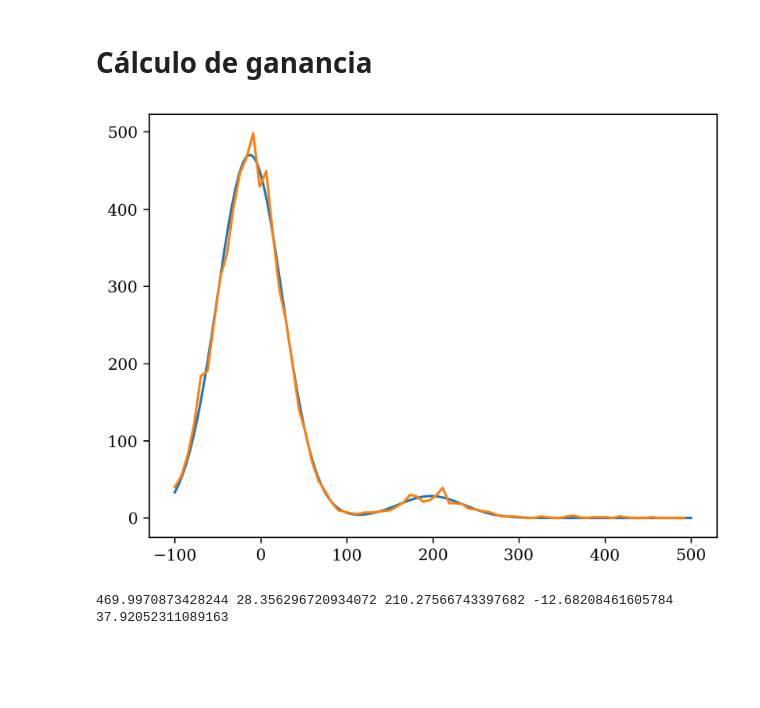
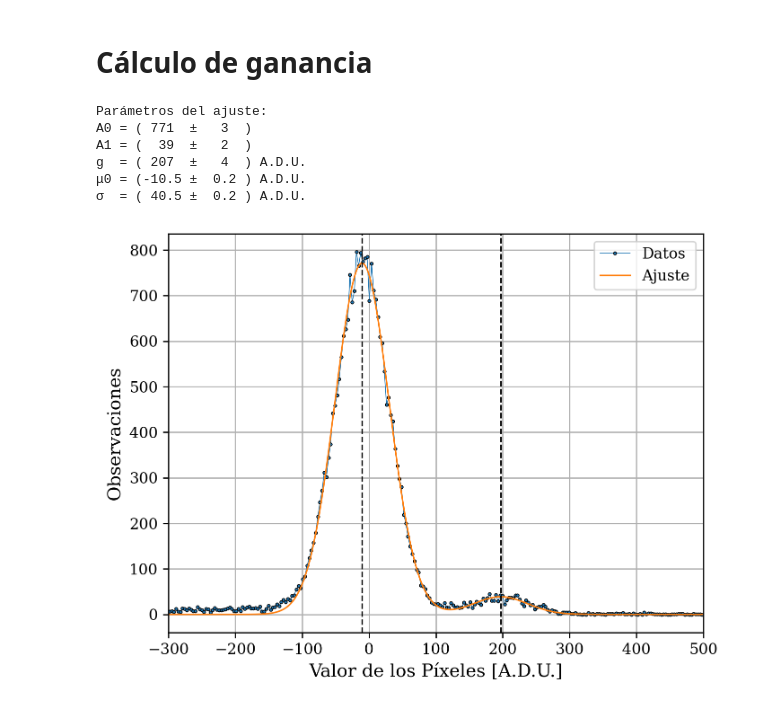
Before and after one commit to agustinbrusco/LAMBDA_Hub, a Jupyter notebook: skipper_image_analysis/image_read_test.ipynb, the cells around one changed output. Saved outputs shown, nothing was run; the diff lists cells and outputs as text; code cells hidden in the pictures; blank space fills up the shorter version.

Commit message:
agregué labels y organicé un poco más el código

```diff
--- a/skipper_image_analysis/image_read_test.ipynb
+++ b/skipper_image_analysis/image_read_test.ipynb
@@ -103,35 +103,48 @@ plt.show()
 # %% [markdown]
 # Cálculo de ganancia
-# %%
-def gaus_2(x, A, B, g, mu, sigma):
-    return A *np.exp(-(x-mu)**2/(2*sigma**2)) + B * np.exp(-(x-g-mu)**2/(2*sigma**2))
-
-min_val = -1e2
-tope = 0.5e3
-n_bins = 80
-
-test_frame = test_image[0].data  # append `[:, 10:]` to the line in order to fix error.
-test_data = test_frame.flatten()
-
-if min_val is None:
-    min_val = np.nanmin(test_data)
-if tope is None:
-    tope = np.nanmax(test_data)
-value_counts, edges = np.histogram(
-    test_data,
-    bins=np.linspace(min_val, tope, n_bins),
-)
-
-popt, pcov = curve_fit(gaus_2, edges[:-1], value_counts,
-                       p0 = [350, 25, 200, 0, 50])
-
-A, B, g, mu, sigma = popt
-adu = np.linspace(edges[0], edges[-1], 10000)
-plt.figure(dpi = 150)
-plt.plot(adu, gaus_2(adu, A, B, g, mu, sigma))
-plt.plot(edges[:-1], value_counts)
-plt.show()
-print(A, B, g, mu, sigma)
-# %% [output]
-[figure, removed]
-469.9970873428244 28.356296720934072 210.27566743397682 -12.68208461605784 37.92052311089163
+# %%
+def suma_gaussianas(
+    x: ArrayLike,
+    A0: float,
+    A1: float,
+    g: float,
+    mu: float,
+    sigma: float,
+) -> ArrayLike:
+    return (A0 * np.exp(-0.5*((x - mu)/(sigma))**2)
+            + A1 * np.exp(-0.5*((x - mu - g)/(sigma))**2))
+
+valores_centrados = valores[:-1] + np.diff(valores)/2
+popt, pcov = curve_fit(
+    suma_gaussianas, valores_centrados, cuentas, p0=[350, 25, 200, 0, 50]
+)
+perr = np.sqrt(np.diag(pcov))
+print(
+    f"Parámetros del ajuste:\n"
+    f"A0 = ({popt[0]: ^ 5.0f} ± {perr[0]: ^ 5.1g})\n"
+    f"A1 = ({popt[1]: ^ 5.0f} ± {perr[1]: ^ 5.1g})\n"
+    f"g  = ({popt[2]: ^ 5.0f} ± {perr[2]: ^ 5.1g}) A.D.U.\n"
+    f"μ0 = ({popt[3]: ^ 5.1f} ± {perr[3]: ^ 5.1g}) A.D.U.\n"
+    f"σ  = ({popt[4]: ^ 5.1f} ± {perr[4]: ^ 5.1g}) A.D.U.\n"
+)
+
+adu = np.linspace(valores_centrados[0], valores_centrados[-1], 10_000)
+fig, ax = plt.subplots(1, 1)
+ax.plot(valores_centrados, cuentas, ".-", lw=0.5, ms=4, mec="k", mew=0.5, label="Datos")
+ax.plot(adu, suma_gaussianas(adu, *popt), "-", lw=1, label="Ajuste")
+ax.axvline(popt[3], ls="--", lw=1, color="k")
+ax.axvline(popt[3] + popt[2], ls="--", lw=1, color="k")
+ax.grid(True)
+ax.legend()
+ax.set_xlim(min_val, tope)
+ax.set_xlabel("Valor de los Píxeles [A.D.U.]")
+ax.set_ylabel("Observaciones")
+plt.show()
+# %% [output]
+Parámetros del ajuste:
+A0 = ( 771  ±   3  )
+A1 = (  39  ±   2  )
+g  = ( 207  ±   4  ) A.D.U.
+μ0 = (-10.5 ±  0.2 ) A.D.U.
+σ  = ( 40.5 ±  0.2 ) A.D.U.
+[figure, added]
```
Also changed, not shown: parts of 2 cells of this notebook.
